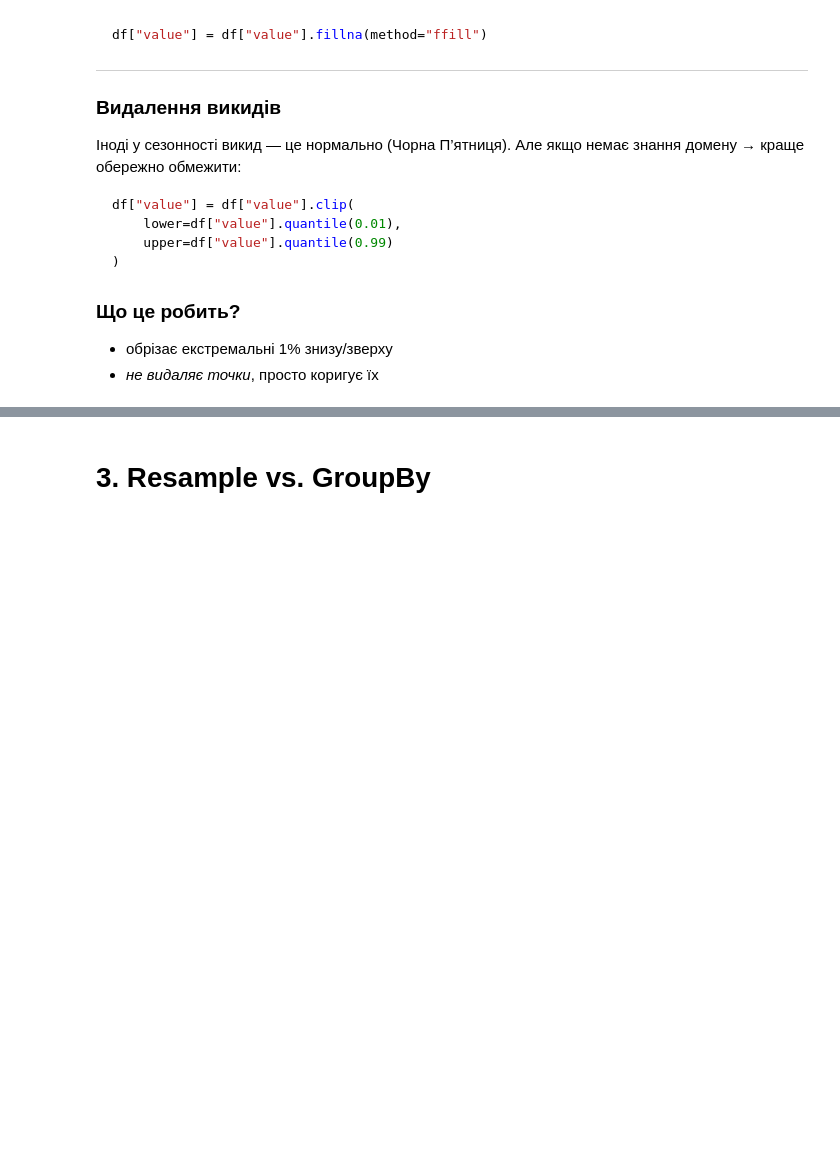
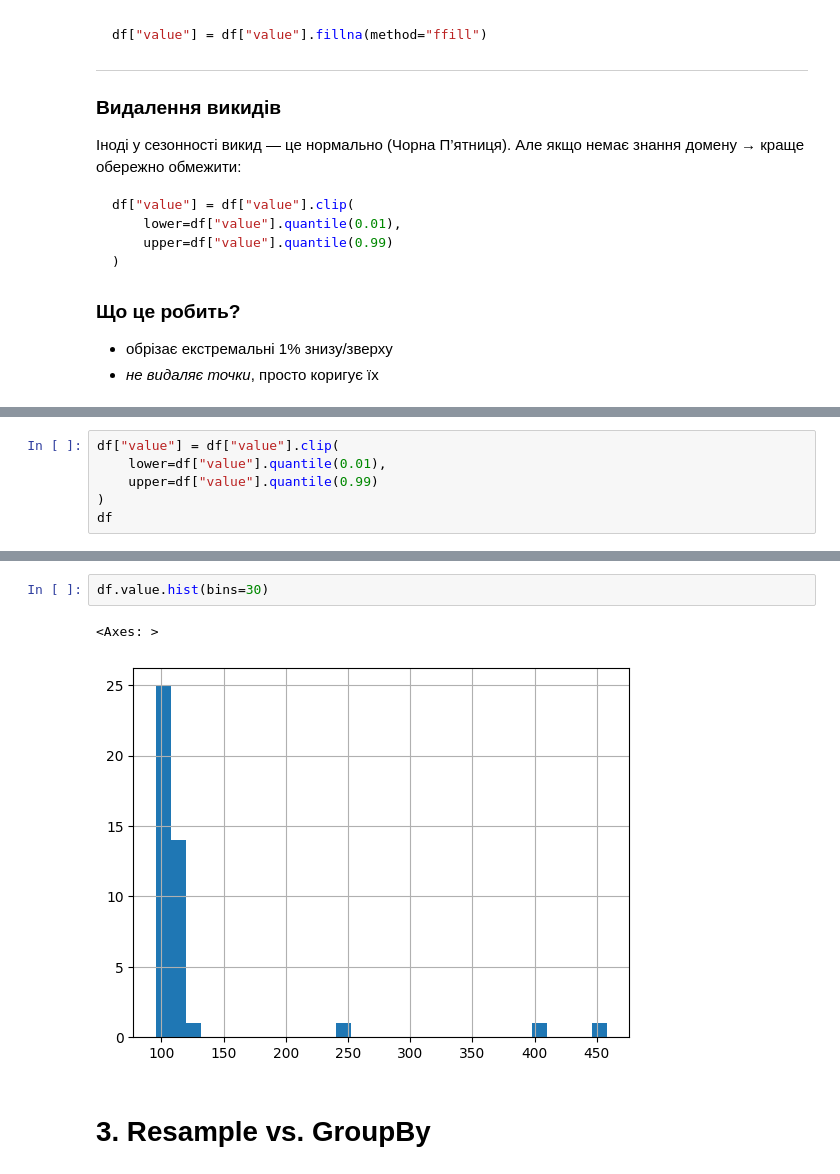
Before and after one commit to cpython-projects/python_da_17_03_26, a Jupyter notebook: lesson_21.ipynb, the cells around one changed output, grey strips where cells are left out. Saved outputs shown, nothing was run; the diff lists cells and outputs as text; blank space fills up the shorter version.

```diff
--- a/lesson_21.ipynb
+++ b/lesson_21.ipynb
@@ -334,0 +502,6 @@ df["value"] = df["value"].clip(
+# %%
+df["value"] = df["value"].clip(
+    lower=df["value"].quantile(0.01),
+    upper=df["value"].quantile(0.99)
+)
+df
@@ -335,3 +527,8 @@ df["value"] = df["value"].clip(
+# %%
+df.value.hist(bins=30)
+# %% [output]
+<Axes: >
+[figure, added]
 # %% [markdown]
 # **3. Resample vs. GroupBy**
 # %% [markdown]
```
Also changed, not shown: parts of 55 cells of this notebook.
